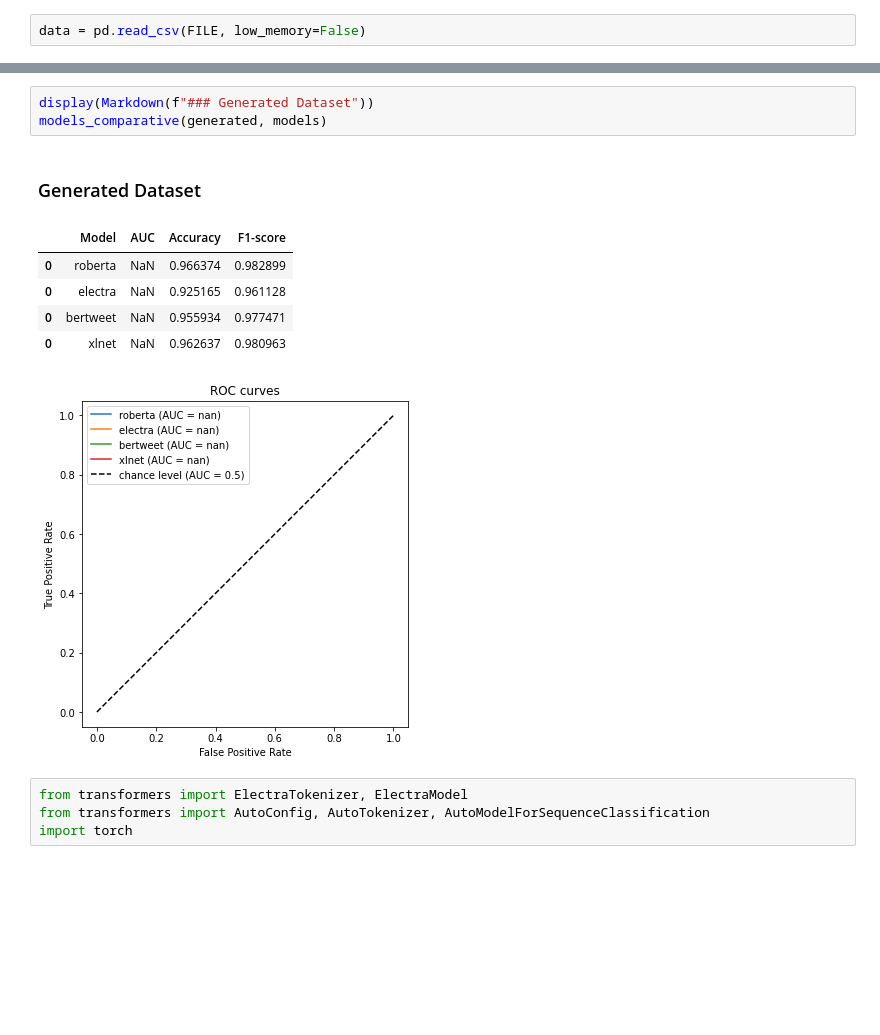
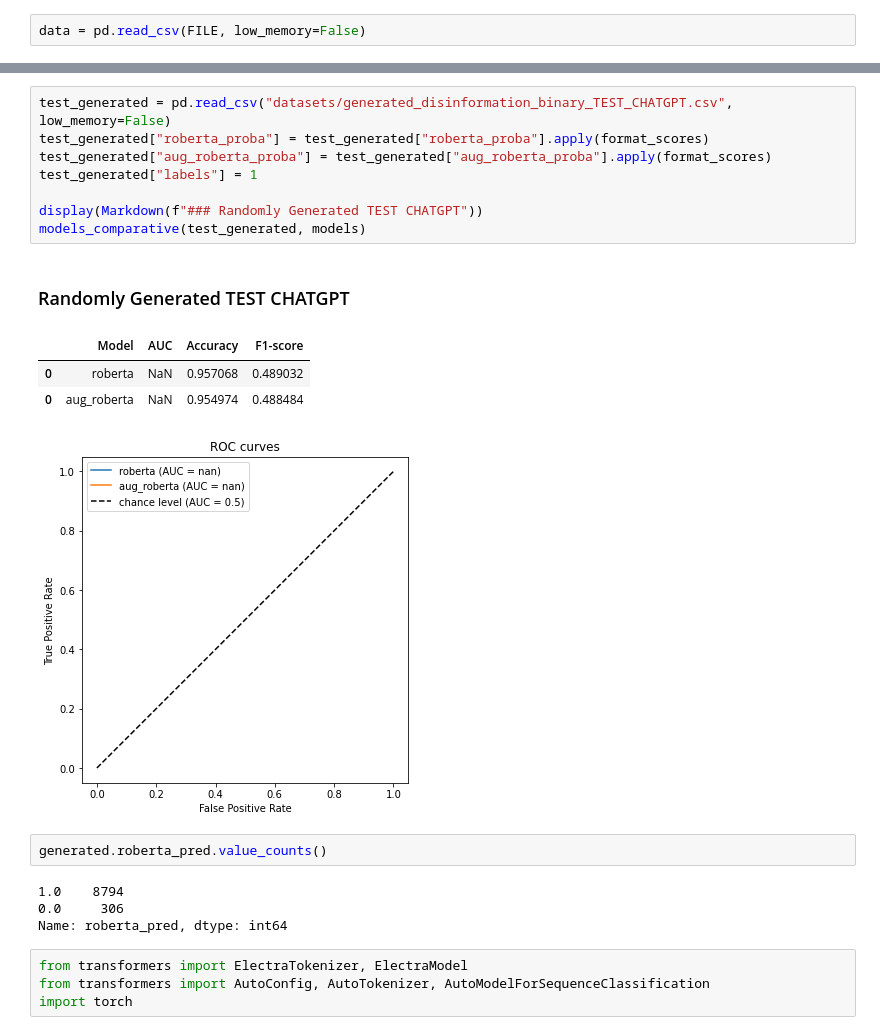
Before and after one commit to crarojasca/MDFI_misinformation, a Jupyter notebook: model_comparative.ipynb, the cells around one changed output, grey strips where cells are left out. Cells and saved outputs as stored; diff of their text form; blank space fills up the shorter version.

Commit message:
Generation given taxonomy and binary problem.

```diff
--- a/model_comparative.ipynb
+++ b/model_comparative.ipynb
@@ -96,14 +177,23 @@ models_comparative(test, models)
-# %%
-display(Markdown(f"### Generated Dataset"))
-models_comparative(generated, models)
-# %% [output]
-### Generated Dataset
-|  | Model | AUC | Accuracy | F1-score |
-| 0 | roberta | NaN | 0.966374 | 0.982899 |
-| 0 | electra | NaN | 0.925165 | 0.961128 |
-| 0 | bertweet | NaN | 0.955934 | 0.977471 |
-| 0 | xlnet | NaN | 0.962637 | 0.980963 |
-[figure, removed]
+# %%
+test_generated = pd.read_csv("datasets/generated_disinformation_binary_TEST_CHATGPT.csv", low_memory=False)
+test_generated["roberta_proba"] = test_generated["roberta_proba"].apply(format_scores)
+test_generated["aug_roberta_proba"] = test_generated["aug_roberta_proba"].apply(format_scores)
+test_generated["labels"] = 1
+
+display(Markdown(f"### Randomly Generated TEST CHATGPT"))
+models_comparative(test_generated, models)
+# %% [output]
+### Randomly Generated TEST CHATGPT
+|  | Model | AUC | Accuracy | F1-score |
+| 0 | roberta | NaN | 0.957068 | 0.489032 |
+| 0 | aug_roberta | NaN | 0.954974 | 0.488484 |
+[figure, added]
+# %%
+generated.roberta_pred.value_counts()
+# %% [output]
+1.0    8794
+0.0     306
+Name: roberta_pred, dtype: int64
 # %%
 from transformers import ElectraTokenizer, ElectraModel
 from transformers import AutoConfig, AutoTokenizer, AutoModelForSequenceClassification
```
Also changed, not shown: parts of 8 cells of this notebook, 5 other files.
